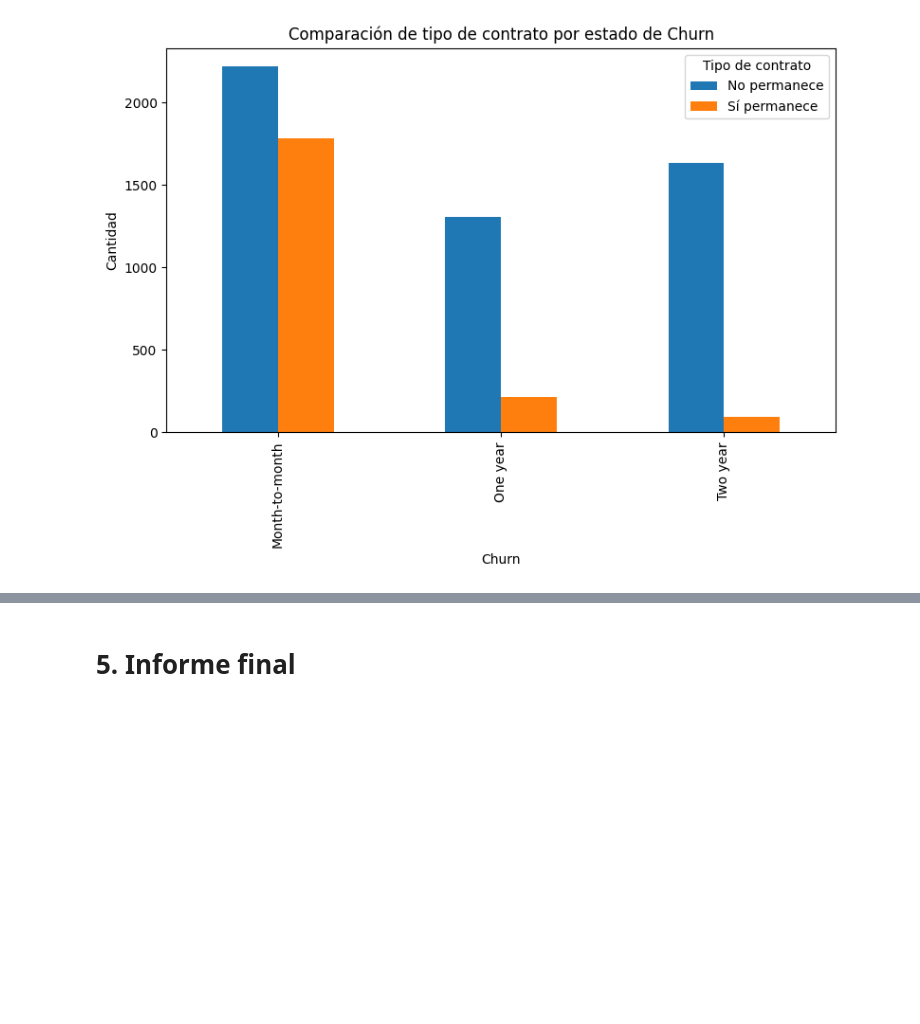
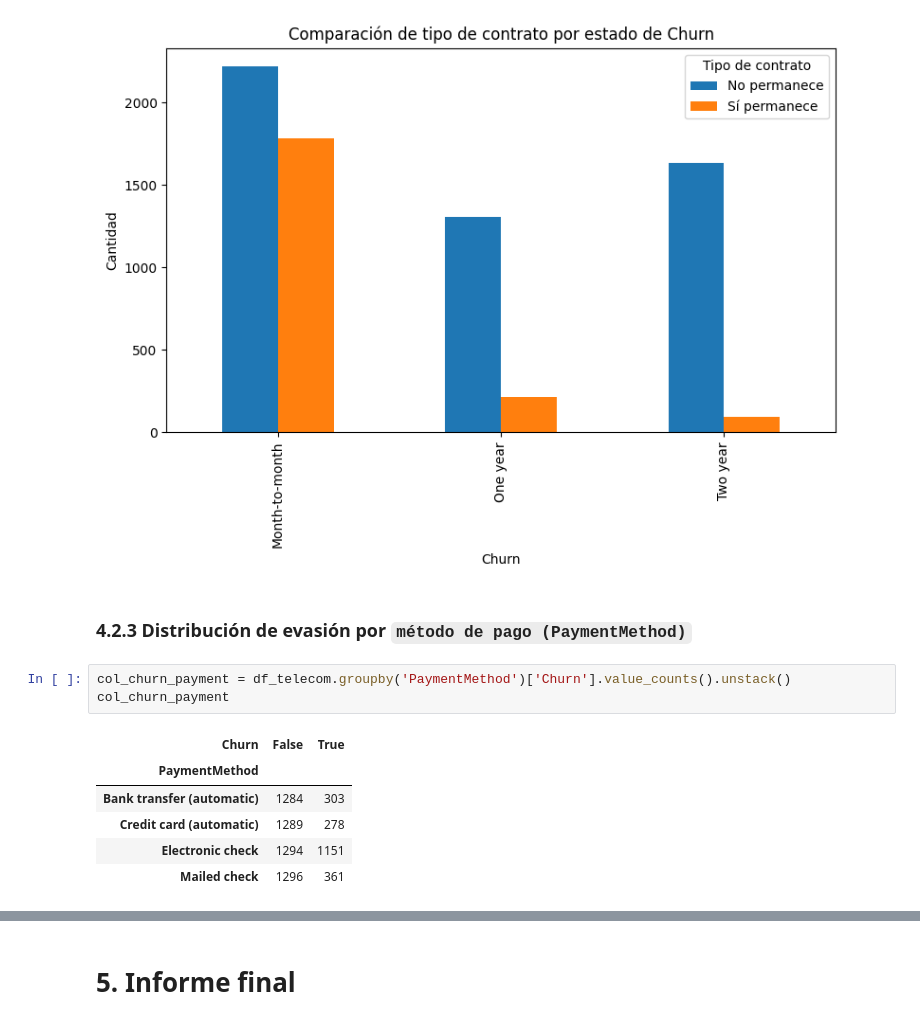
Before and after one commit to Karen-13C/Challenge_Proceso_ETL, a Jupyter notebook: Challenge_telecom.ipynb, the cells around one changed output, grey strips where cells are left out. Cells and saved outputs as stored; diff of their text form; blank space fills up the shorter version.

````diff
--- a/Challenge_telecom.ipynb
+++ b/Challenge_telecom.ipynb
@@ -308,3 +308,15 @@ plt.tight_layout()
 plt.show()
 # %% [output]
 [figure]
+# %% [markdown]
+### 4.2.3 Distribución de evasión por ```método de pago (PaymentMethod)```
+# %%
+col_churn_payment = df_telecom.groupby('PaymentMethod')['Churn'].value_counts().unstack()
+col_churn_payment
+# %% [output]
+| Churn | False | True |
+| PaymentMethod |  |  |
+| Bank transfer (automatic) | 1284 | 303 |
+| Credit card (automatic) | 1289 | 278 |
+| Electronic check | 1294 | 1151 |
+| Mailed check | 1296 | 361 |
````
Also changed, not shown: parts of 2 cells of this notebook.
